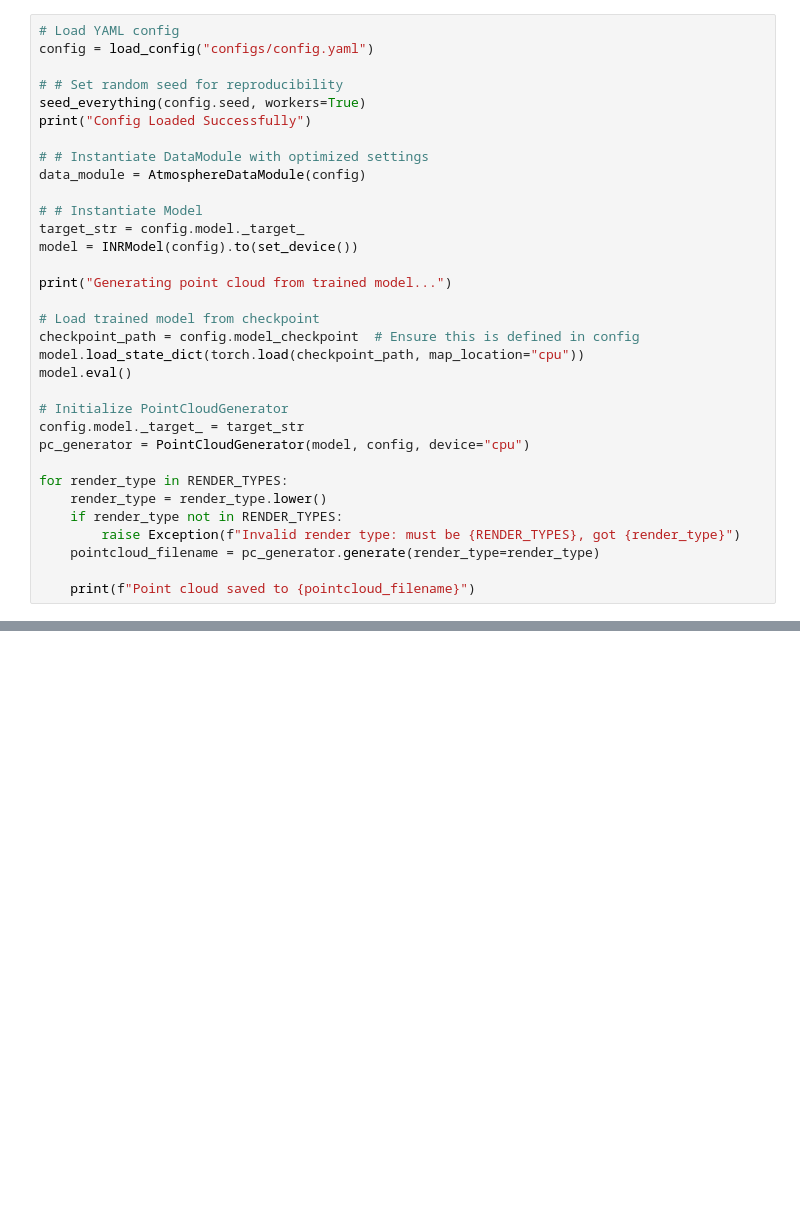
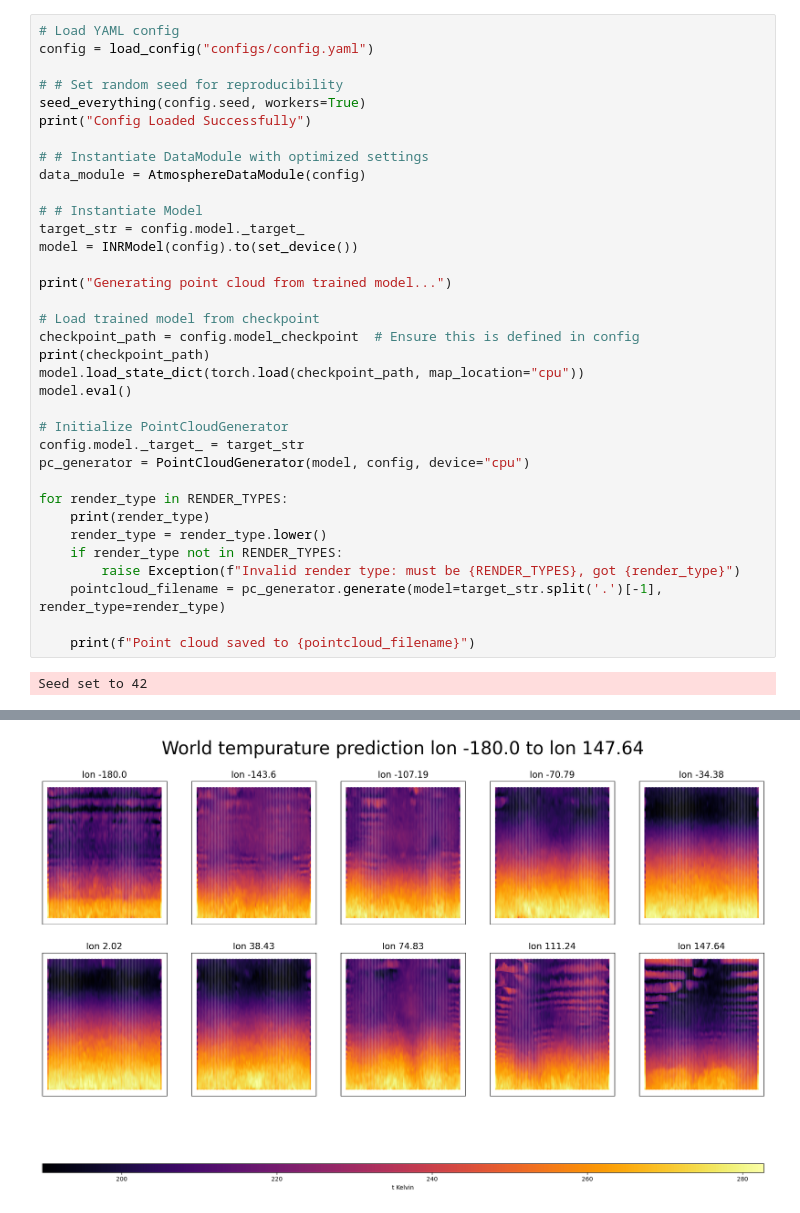
Before and after one commit to mickyals/3D_Troposphere, a Jupyter notebook: 3D_Atmosphere_Playground.ipynb, the cells around one changed output, grey strips where cells are left out. Cells and saved outputs as stored; diff of their text form; blank space fills up the shorter version.

Commit message:
Rendered finer, siren and Mlp

```diff
--- a/3D_Atmosphere_Playground.ipynb
+++ b/3D_Atmosphere_Playground.ipynb
@@ -53,6 +42,7 @@ print("Generating point cloud from trained model...")
 
 # Load trained model from checkpoint
 checkpoint_path = config.model_checkpoint  # Ensure this is defined in config
+print(checkpoint_path)
 model.load_state_dict(torch.load(checkpoint_path, map_location="cpu"))
 model.eval()
 
@@ -61,9 +51,12 @@ config.model._target_ = target_str
 pc_generator = PointCloudGenerator(model, config, device="cpu")
 
 for render_type in RENDER_TYPES:
+    print(render_type)
     render_type = render_type.lower()
     if render_type not in RENDER_TYPES:
         raise Exception(f"Invalid render type: must be {RENDER_TYPES}, got {render_type}")
-    pointcloud_filename = pc_generator.generate(render_type=render_type)
+    pointcloud_filename = pc_generator.generate(model=target_str.split('.')[-1], render_type=render_type)
 
     print(f"Point cloud saved to {pointcloud_filename}")
+# %% [output]
+Seed set to 42
@@ -69,0 +67 @@ for render_type in RENDER_TYPES:
+[figure, added]
```
Also changed, not shown: parts of 4 cells of this notebook, 13 other files.
